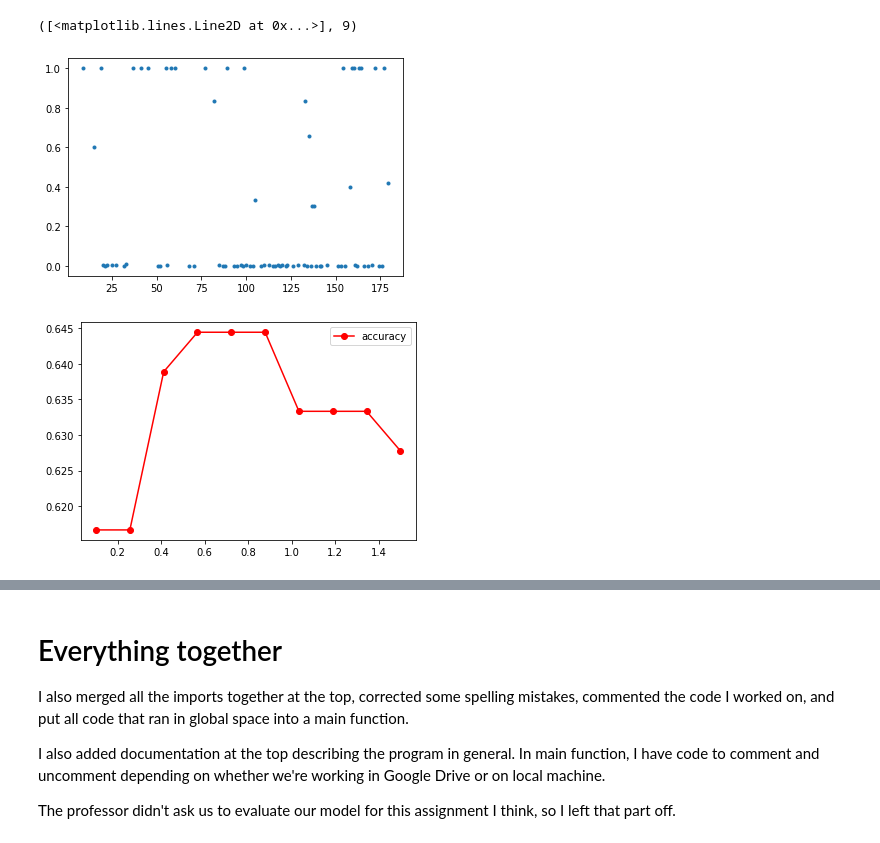
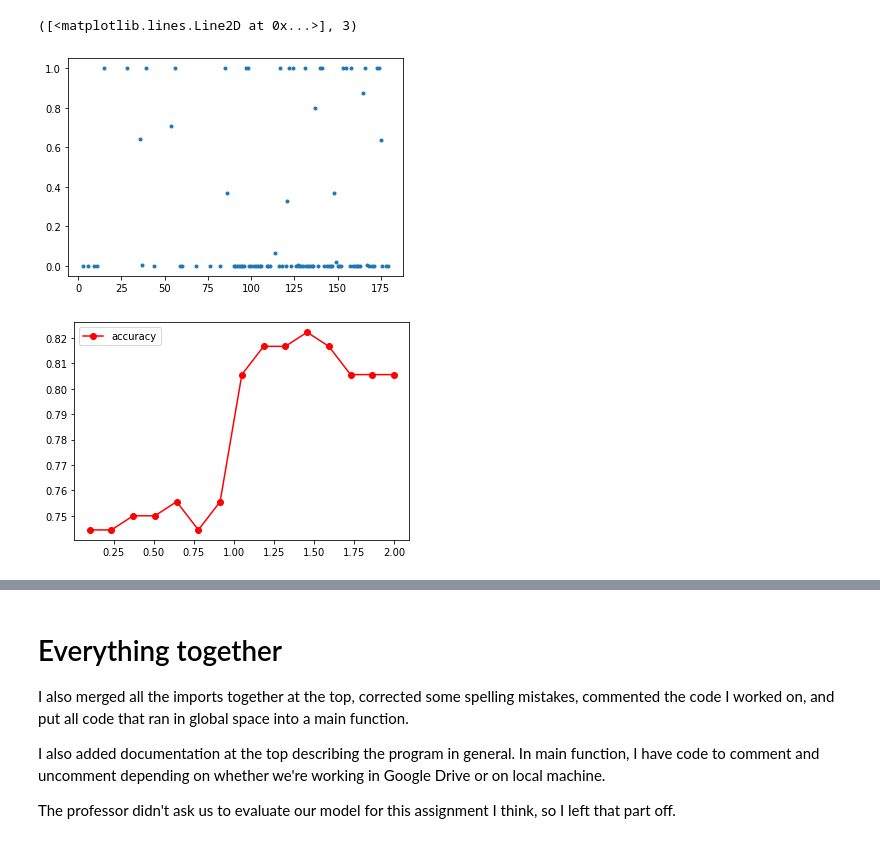
Before and after one commit to RK22000/Rahuls-Another-Motion-Picture-Review-Classifier, a Jupyter notebook: RAMPRC.ipynb, the cells around one changed output, grey strips where cells are left out. Drawn from its saved outputs; the diff is of its cells as text; code cells hidden in the pictures.

```diff
--- a/RAMPRC.ipynb
+++ b/RAMPRC.ipynb
@@ -97,0 +127,4 @@ def get_all_words_used(pos_reviews, neg_reviews):
+# %%
+with open(pos_reviews[100], "r") as f:
+    rev = f.read()
+rev
@@ -199,16 +402,11 @@ class Model:
 
     def is_pos_review(self, review, threshold=1.0):
         """Method to ask model to predict wheter the movie review is positive or negative"""
-        score = 1
-        for token in review:
-            if token in self.token_set:
-                post_pos, post_neg = self.cond_probabilities[token]
-                score *= (post_pos/post_neg)
-        return score>threshold
+        return self.prob_pos_review(review)>threshold
 
     def prob_pos_review(self, review):
         score = 1
-        for token in review:
+        for token in review.processed_data:
             if token in self.token_set:
                 post_pos, post_neg = self.cond_probabilities[token]
                 score *= (post_pos/post_neg)
@@ -260,8 +458,8 @@ class Trainer:
         token: the string evidence word
         delta: the smoothing constant added to the numerator and denominator in calculating the probabalitites
         returns: tuple of the post positive and post negative review"""
-        prob_post_pos = (delta + len( [ review for review in self.train_set.pos_data if token in review ] ) )/ (delta + len( self.train_set.pos_data ) )
-        prob_post_neg = (delta + len( [ review for review in self.train_set.neg_data if token in review ] ) )/ (delta + len( self.train_set.neg_data ) )
+        prob_post_pos = (delta + len( [ review for review in self.train_set.pos_data if token in review.processed_data ] ) )/ (delta + len( self.train_set.pos_data ) )
+        prob_post_neg = (delta + len( [ review for review in self.train_set.neg_data if token in review.processed_data ] ) )/ (delta + len( self.train_set.neg_data ) )
         return prob_post_pos, prob_post_neg
 
 
@@ -286,6 +484,6 @@ class Trainer:
             indent=""
             verbate("Done training")
 # %%
-model = Model(data.top_tokens)
-trainer = Trainer(model=model, train_set=data.train_set)
-trainer.train(verbose=True)
+model = Model(train_set.top_tokens)
+trainer = Trainer(model=model, train_set=train_set)
+trainer.train(verbose=False)
@@ -339,28 +553,28 @@ class Tester:
             if not self.model.is_pos_review(review=review, threshold=threshold): true_neg+=1
             else: false_pos+=1
         total_tests = true_pos + true_neg + false_pos + false_neg
-        accuracy, tpr, fpr = (true_pos+true_neg)/total_tests, true_pos/(true_pos+true_neg), false_pos/(false_pos+false_neg)
-        return accuracy, tpr, fpr
+        accuracy, tpr, tnr = (true_pos+true_neg)/total_tests, true_pos/(true_pos+false_pos), true_neg/(true_neg+false_neg)
+        return accuracy, tpr, tnr
 
     def plot_thresholds(self, thresholds):
         results = [ self.test(threshold=thresh) for thresh in thresholds ]
-        accus, tprs, fprs = zip(*results)
+        accus, tprs, tnrs = zip(*results)
         plt.plot(thresholds, accus, "ro-", label="accuracy")
         plt.legend()
         #plt.plot(thresholds, t)
 # %%
 x, y = [], []
-for i, review in enumerate( data.valid_set.pos_data+data.valid_set.neg_data ):
+for i, review in enumerate( data_sets.valid_set.pos_data+data_sets.valid_set.neg_data ):
     if model.prob_pos_review(review) > 1.1: continue
     x+=[i]
     y+=[model.prob_pos_review(review)]
 plt.plot(x, y, "."), x[0]
 # %% [output]
-([<matplotlib.lines.Line2D at 0x...>], 9)
+([<matplotlib.lines.Line2D at 0x...>], 3)
-[figure, old version]
+[figure, new version]
 # %%
 import numpy as np
-tester = Tester(model, data.valid_set)
-tester.plot_thresholds(np.linspace(start=0.1, stop=1.5, num=10))
+tester = Tester(model, data_sets.valid_set)
+tester.plot_thresholds(np.linspace(start=0.1, stop=2, num=15))
 # %% [output]
-[figure, old version]
+[figure, new version]
```
Also changed, not shown: parts of 29 cells of this notebook.
